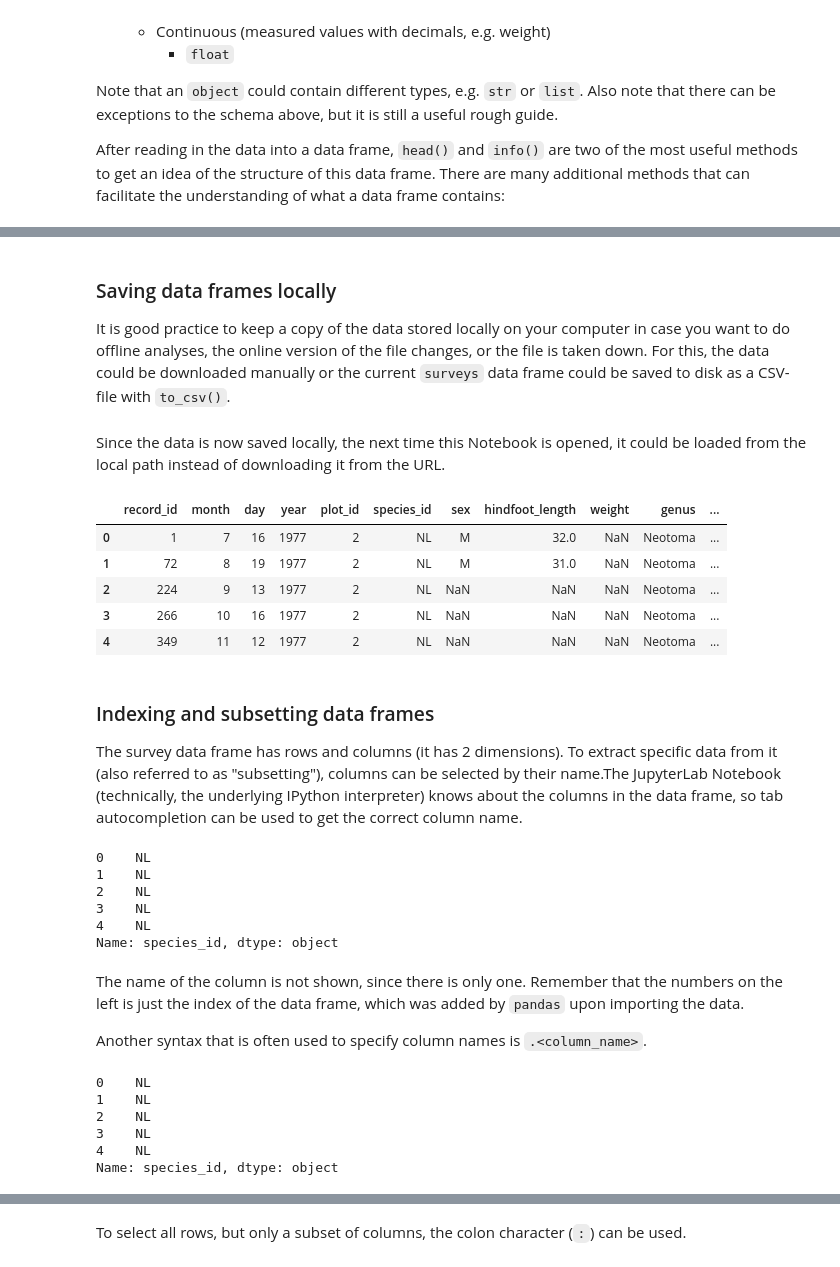
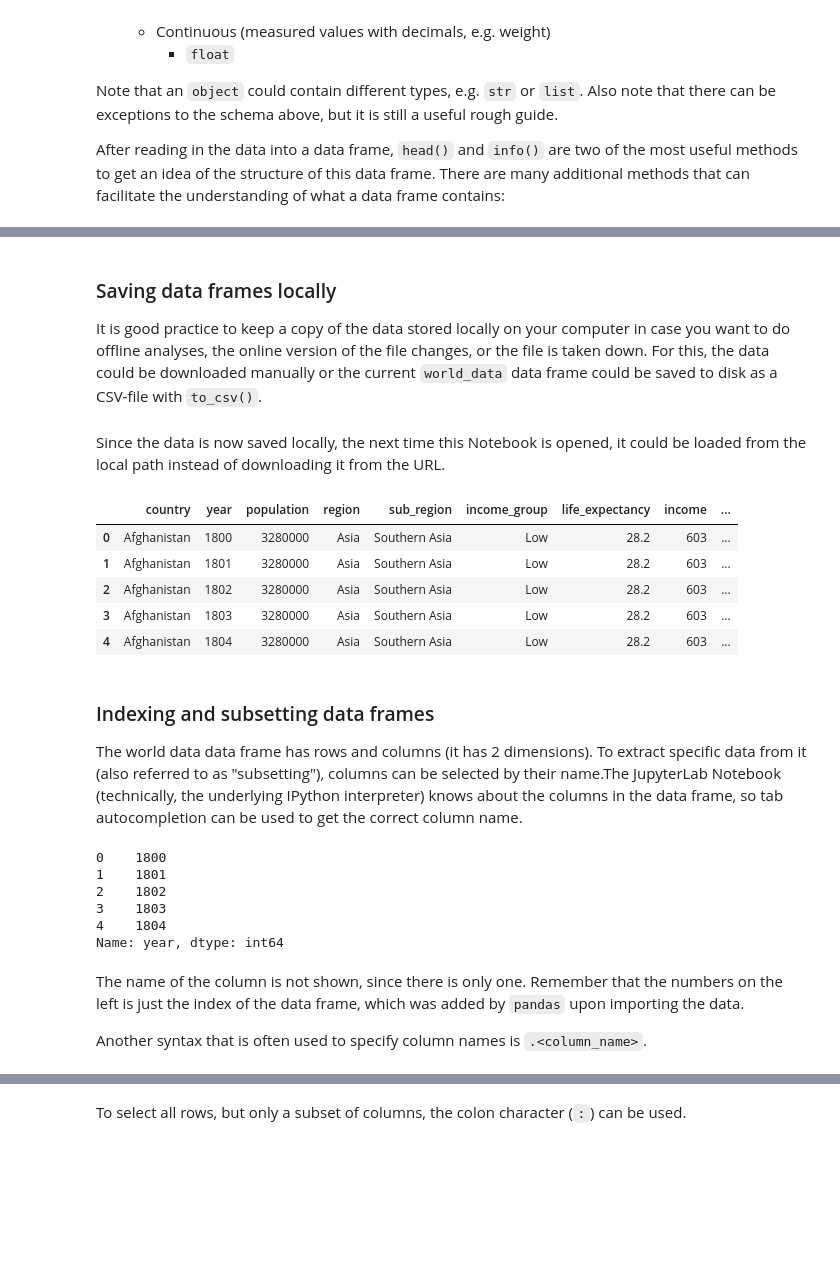
Before and after one commit to UofTCoders/2018-09-10-utoronto, a Jupyter notebook: code/2-data-analysis-in-python.ipynb, the cells around one changed output, grey strips where cells are left out. Cells and saved outputs as stored; diff of their text form; code cells hidden in the pictures; blank space fills up the shorter version.

```diff
--- a/code/2-data-analysis-in-python.ipynb
+++ b/code/2-data-analysis-in-python.ipynb
@@ -253,5 +188,5 @@ These belong to a data frame and are commonly referred to as *attributes* of the
 # %% [markdown]
 ### Saving data frames locally
 
-It is good practice to keep a copy of the data stored locally on your computer in case you want to do offline analyses,  the online version of the file changes, or the file is taken down. For this, the data could be downloaded manually or the current `surveys` data frame could be saved to disk as a CSV-file with `to_csv()`.
+It is good practice to keep a copy of the data stored locally on your computer in case you want to do offline analyses,  the online version of the file changes, or the file is taken down. For this, the data could be downloaded manually or the current `world_data` data frame could be saved to disk as a CSV-file with `to_csv()`.
 # %%
@@ -261,38 +196,29 @@ surveys.to_csv('surveys.csv', index=False)
 # %% [markdown]
 Since the data is now saved locally, the next time this Notebook is opened, it could be loaded from the local path instead of downloading it from the URL.
 # %%
-surveys = pd.read_csv('surveys.csv')
-surveys.head()
+world_data = pd.read_csv('world-data.csv')
+world_data.head()
 # %% [output]
-|  | record_id | month | day | year | plot_id | species_id | sex | hindfoot_length | weight | genus | ... |
-| 0 | 1 | 7 | 16 | 1977 | 2 | NL | M | 32.0 | NaN | Neotoma | ... |
-| 1 | 72 | 8 | 19 | 1977 | 2 | NL | M | 31.0 | NaN | Neotoma | ... |
-| 2 | 224 | 9 | 13 | 1977 | 2 | NL | NaN | NaN | NaN | Neotoma | ... |
-| 3 | 266 | 10 | 16 | 1977 | 2 | NL | NaN | NaN | NaN | Neotoma | ... |
-| 4 | 349 | 11 | 12 | 1977 | 2 | NL | NaN | NaN | NaN | Neotoma | ... |
+|  | country | year | population | region | sub_region | income_group | life_expectancy | income | ... |
+| 0 | Afghanistan | 1800 | 3280000 | Asia | Southern Asia | Low | 28.2 | 603 | ... |
+| 1 | Afghanistan | 1801 | 3280000 | Asia | Southern Asia | Low | 28.2 | 603 | ... |
+| 2 | Afghanistan | 1802 | 3280000 | Asia | Southern Asia | Low | 28.2 | 603 | ... |
+| 3 | Afghanistan | 1803 | 3280000 | Asia | Southern Asia | Low | 28.2 | 603 | ... |
+| 4 | Afghanistan | 1804 | 3280000 | Asia | Southern Asia | Low | 28.2 | 603 | ... |
 # %% [markdown]
 ### Indexing and subsetting data frames
 
-The survey data frame has rows and columns (it has 2 dimensions). To extract specific data from it (also referred to as "subsetting"), columns can be selected by their name.The JupyterLab Notebook (technically, the underlying IPython interpreter) knows about the columns in the data frame, so tab autocompletion can be used to get the correct column name.
+The world data data frame has rows and columns (it has 2 dimensions). To extract specific data from it (also referred to as "subsetting"), columns can be selected by their name.The JupyterLab Notebook (technically, the underlying IPython interpreter) knows about the columns in the data frame, so tab autocompletion can be used to get the correct column name.
-# %%
-surveys['species_id'].head()
-# %% [output]
-0    NL
-1    NL
-2    NL
-3    NL
-4    NL
-Name: species_id, dtype: object
+# %%
+world_data['year'].head()
+# %% [output]
+0    1800
+1    1801
+2    1802
+3    1803
+4    1804
+Name: year, dtype: int64
 # %% [markdown]
 The name of the column is not shown, since there is only one. Remember that the numbers on the left is just the index of the data frame, which was added by `pandas` upon importing the data.
 
 Another syntax that is often used to specify column names is `.<column_name>`.
-# %%
-surveys.species_id.head()
-# %% [output]
-0    NL
-1    NL
-2    NL
-3    NL
-4    NL
-Name: species_id, dtype: object
```
Also changed, not shown: parts of 200 cells of this notebook, 1 other file.
